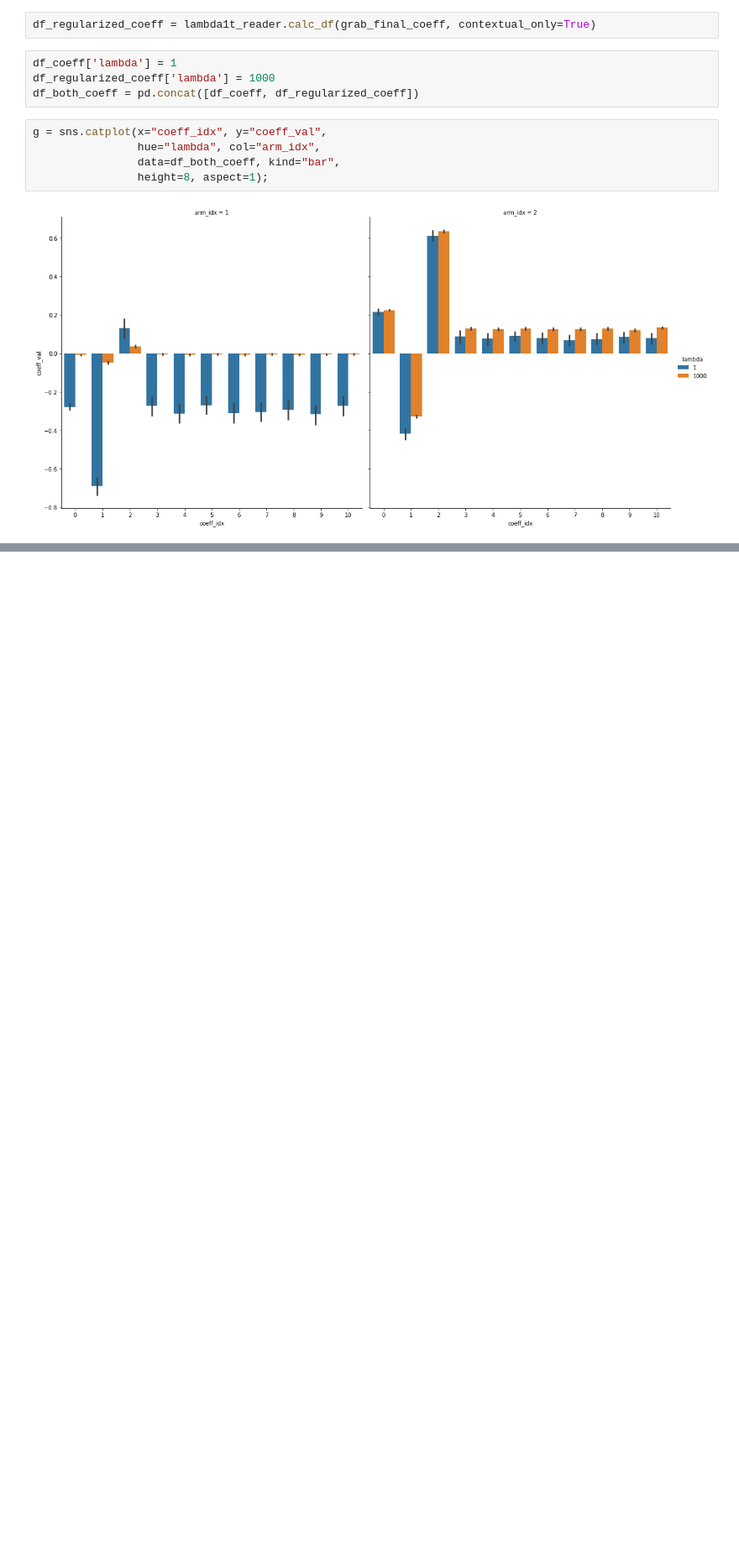
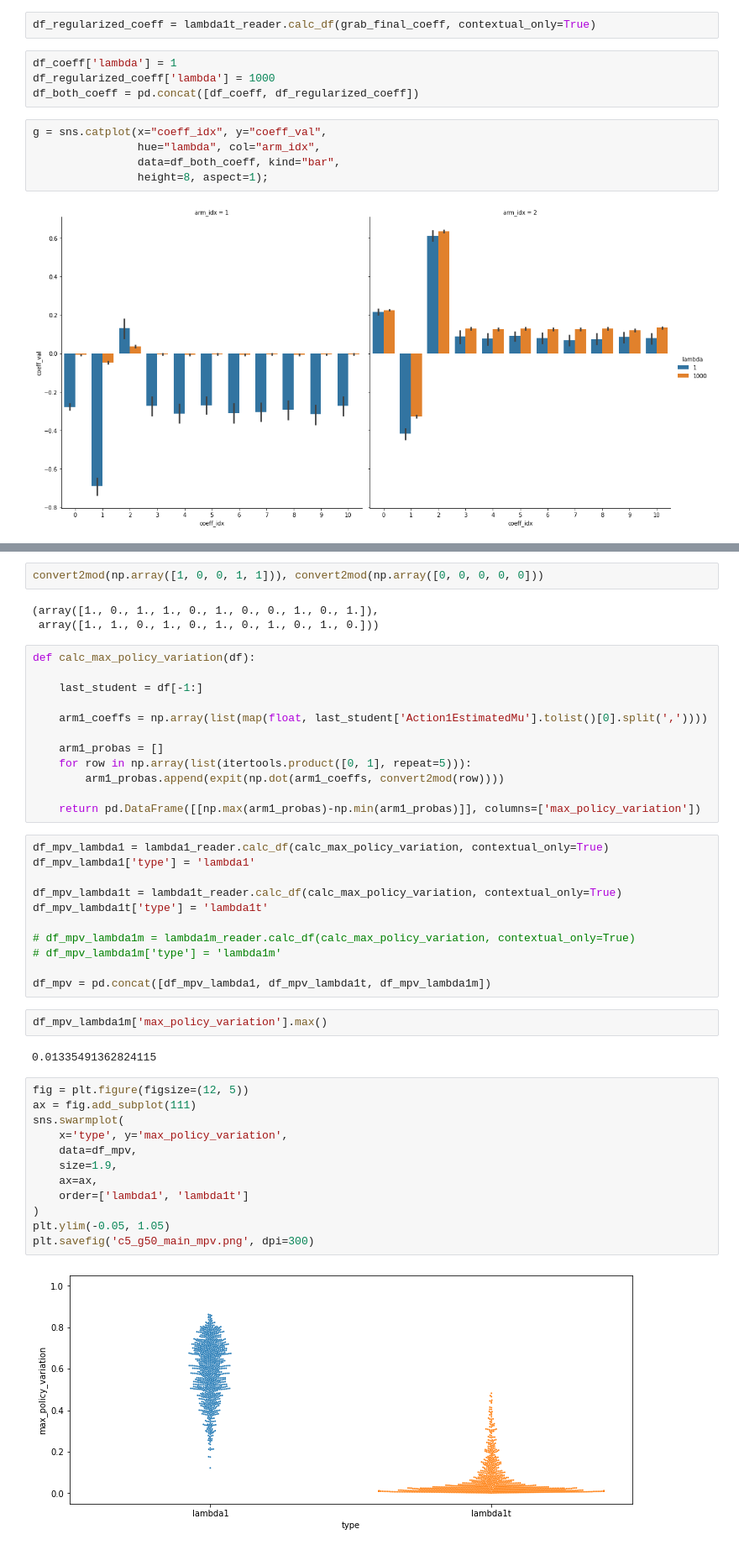
Before and after one commit to zhihanyang2022/banditnotebooks, a Jupyter notebook: regularization_C5_G50_Main.ipynb, the cells around one changed output, grey strips where cells are left out. Shown at 84% size. Saved outputs shown, nothing was run; the diff lists cells and outputs as text; blank space fills up the shorter version.

Commit message:
added policy variation

```diff
--- a/regularization_C5_G50_Main.ipynb
+++ b/regularization_C5_G50_Main.ipynb
@@ -581,0 +598,46 @@ g = sns.catplot(x="coeff_idx", y="coeff_val",
+# %%
+convert2mod(np.array([1, 0, 0, 1, 1])), convert2mod(np.array([0, 0, 0, 0, 0]))
+# %% [output]
+(array([1., 0., 1., 1., 0., 1., 0., 0., 1., 0., 1.]),
+ array([1., 1., 0., 1., 0., 1., 0., 1., 0., 1., 0.]))
+# %%
+def calc_max_policy_variation(df):
+
+    last_student = df[-1:]
+
+    arm1_coeffs = np.array(list(map(float, last_student['Action1EstimatedMu'].tolist()[0].split(','))))
+
+    arm1_probas = []
+    for row in np.array(list(itertools.product([0, 1], repeat=5))):
+        arm1_probas.append(expit(np.dot(arm1_coeffs, convert2mod(row))))
+
+    return pd.DataFrame([[np.max(arm1_probas)-np.min(arm1_probas)]], columns=['max_policy_variation'])
+# %%
+df_mpv_lambda1 = lambda1_reader.calc_df(calc_max_policy_variation, contextual_only=True)
+df_mpv_lambda1['type'] = 'lambda1'
+
+df_mpv_lambda1t = lambda1t_reader.calc_df(calc_max_policy_variation, contextual_only=True)
+df_mpv_lambda1t['type'] = 'lambda1t'
+
+# df_mpv_lambda1m = lambda1m_reader.calc_df(calc_max_policy_variation, contextual_only=True)
+# df_mpv_lambda1m['type'] = 'lambda1m'
+
+df_mpv = pd.concat([df_mpv_lambda1, df_mpv_lambda1t, df_mpv_lambda1m])
+# %%
+df_mpv_lambda1m['max_policy_variation'].max()
+# %% [output]
+0.01335491362824115
+# %%
+fig = plt.figure(figsize=(12, 5))
+ax = fig.add_subplot(111)
+sns.swarmplot(
+    x='type', y='max_policy_variation',
+    data=df_mpv,
+    size=1.9,
+    ax=ax,
+    order=['lambda1', 'lambda1t']
+)
+plt.ylim(-0.05, 1.05)
+plt.savefig('c5_g50_main_mpv.png', dpi=300)
+# %% [output]
+[figure, added]
```
Also changed, not shown: parts of 8 cells of this notebook, 2 other files.
